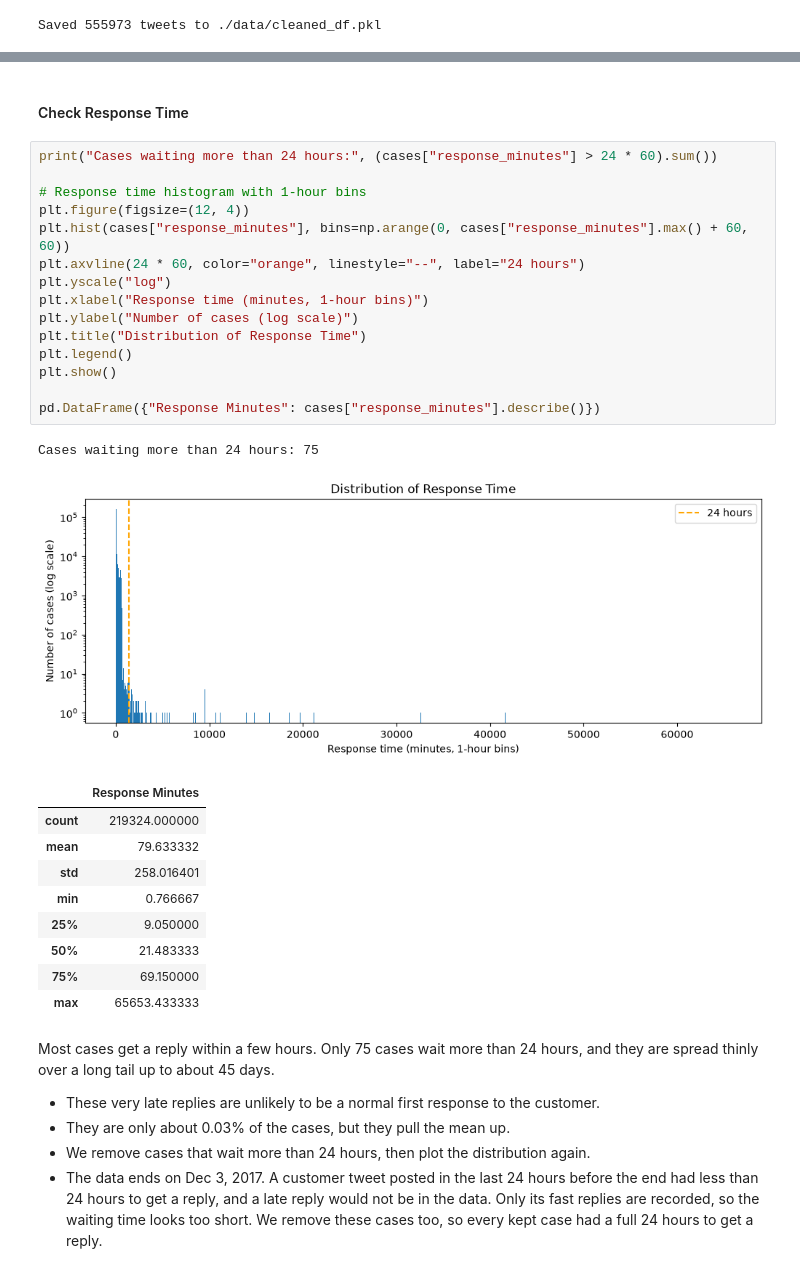
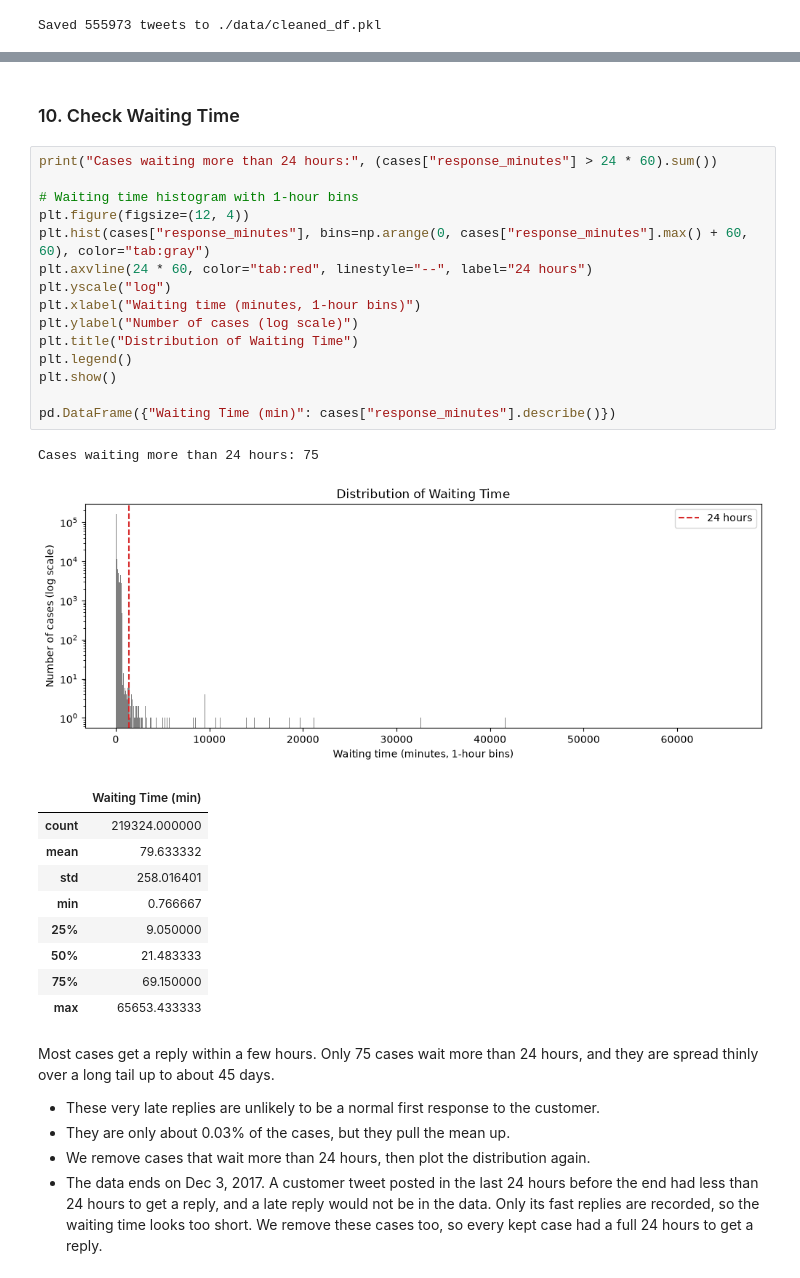
Before and after one commit to Shengyuan-Liu/CustomerSupportAnalysis, a Jupyter notebook: main.ipynb, the cells around one changed output, grey strips where cells are left out. Cells and saved outputs as stored; diff of their text form.

```diff
--- a/main.ipynb
+++ b/main.ipynb
@@ -429,26 +432,26 @@ Cases after keeping the first brand reply: 219324
 | 32359 | 387506 | 387504 | 2017-10-04 00:15:29+00:00 | 2017-10-04 00:37:54+00:00 | AppleSupport | ... |
 | 17225 | 242530 | 242529 | 2017-10-04 00:32:37+00:00 | 2017-10-04 00:58:51+00:00 | AppleSupport | ... |
 # %% [markdown]
-#### Check Response Time
+### 10. Check Waiting Time
 # %%
 print("Cases waiting more than 24 hours:", (cases["response_minutes"] > 24 * 60).sum())
 
-# Response time histogram with 1-hour bins
+# Waiting time histogram with 1-hour bins
 plt.figure(figsize=(12, 4))
-plt.hist(cases["response_minutes"], bins=np.arange(0, cases["response_minutes"].max() + 60, 60))
-plt.axvline(24 * 60, color="orange", linestyle="--", label="24 hours")
+plt.hist(cases["response_minutes"], bins=np.arange(0, cases["response_minutes"].max() + 60, 60), color="tab:gray")
+plt.axvline(24 * 60, color="tab:red", linestyle="--", label="24 hours")
 plt.yscale("log")
-plt.xlabel("Response time (minutes, 1-hour bins)")
+plt.xlabel("Waiting time (minutes, 1-hour bins)")
 plt.ylabel("Number of cases (log scale)")
-plt.title("Distribution of Response Time")
+plt.title("Distribution of Waiting Time")
 plt.legend()
 plt.show()
 
-pd.DataFrame({"Response Minutes": cases["response_minutes"].describe()})
+pd.DataFrame({"Waiting Time (min)": cases["response_minutes"].describe()})
 # %% [output]
 Cases waiting more than 24 hours: 75
-[figure, old version]
+[figure, new version]
-|  | Response Minutes |
+|  | Waiting Time (min) |
 | count | 219324.000000 |
 | mean | 79.633332 |
 | std | 258.016401 |
```
Also changed, not shown: parts of 152 cells of this notebook, 1 other file.
